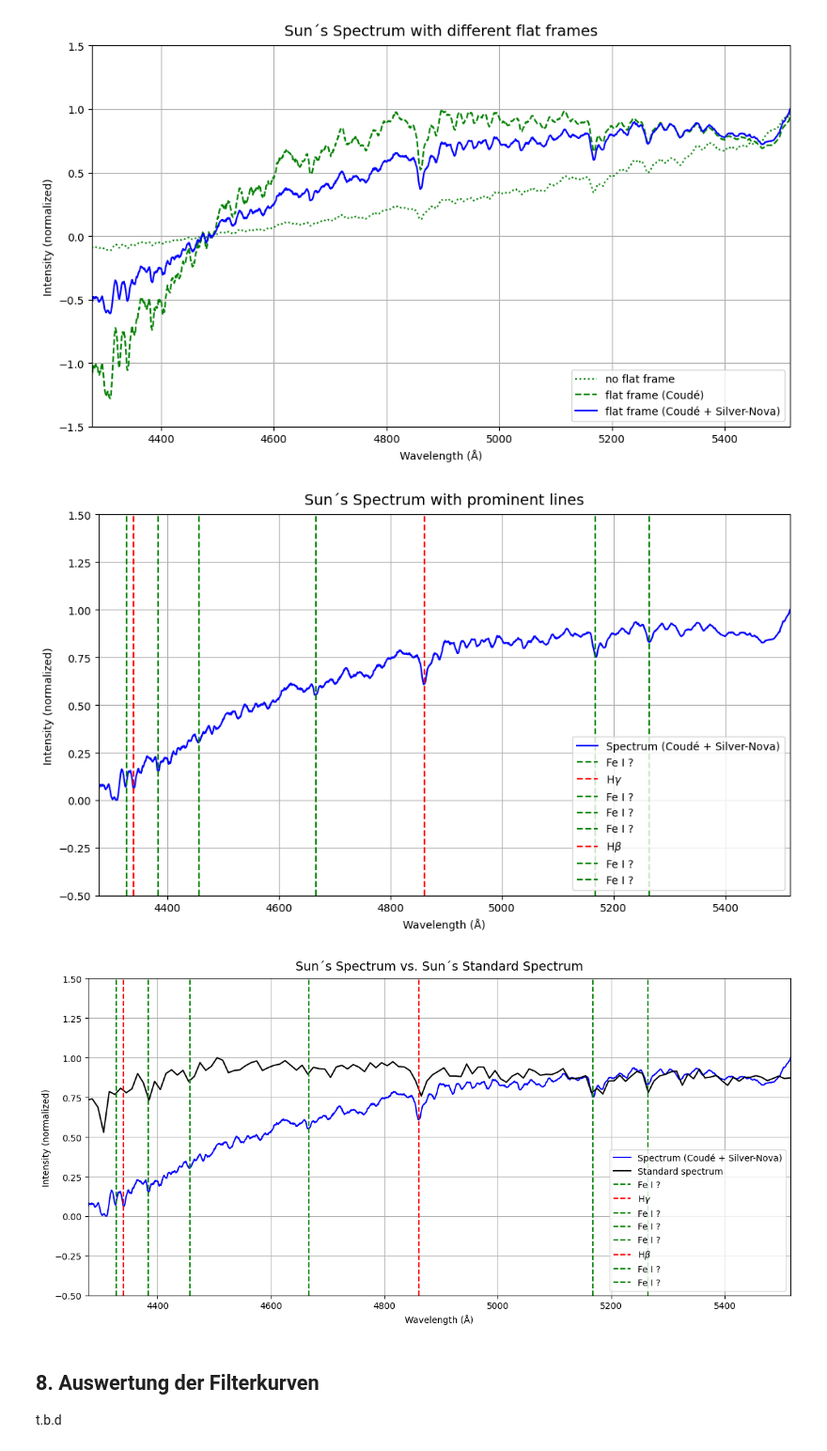
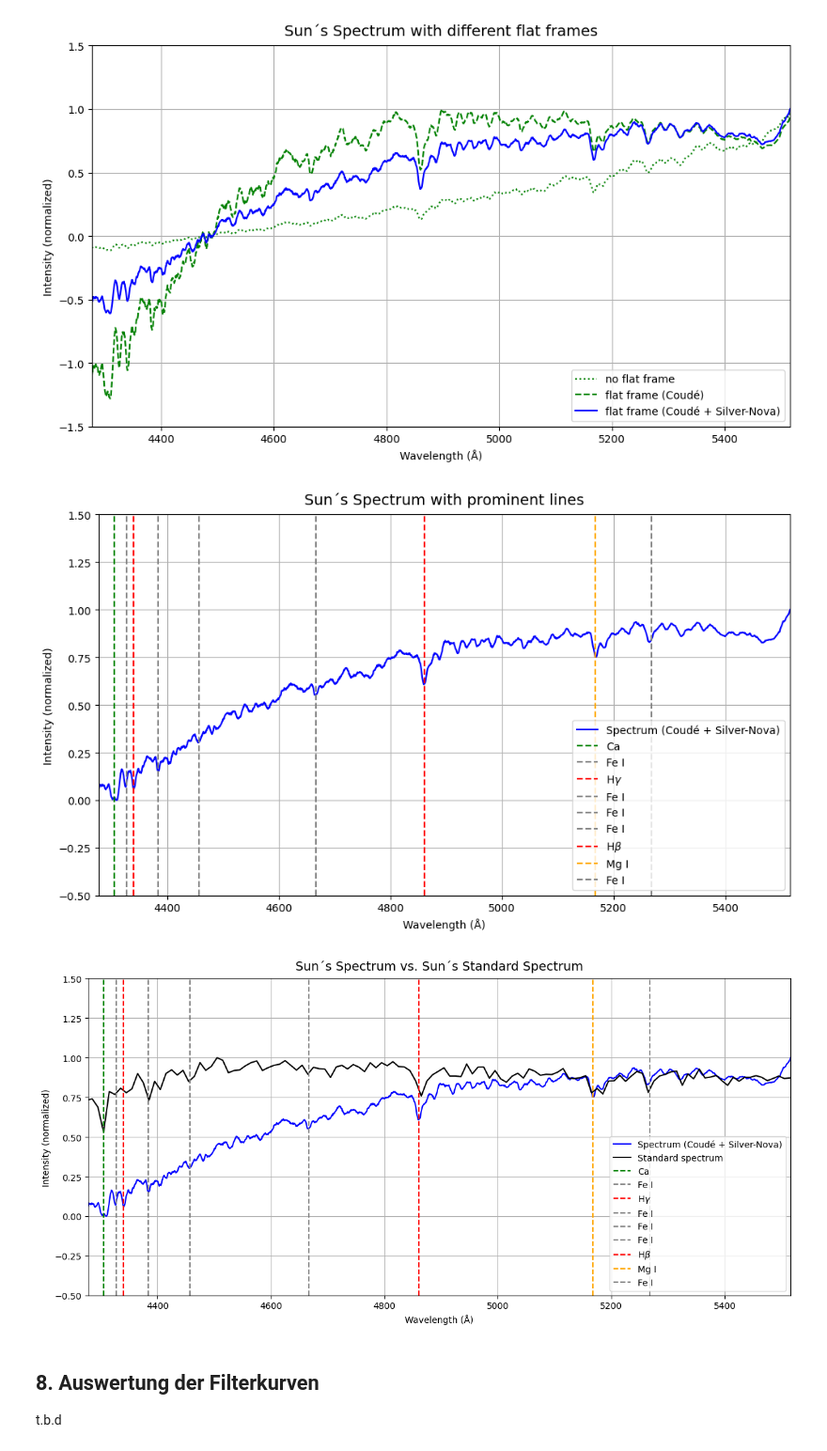
Before and after one commit to B0whunt3r21/AstroPrak, a Jupyter notebook: SolarSpectrum/Auswertungshilfe.ipynb, the cells around one changed output. Shown at 94% size. Drawn from its saved outputs; the diff is of its cells as text; code cells hidden in the pictures.

```diff
--- a/SolarSpectrum/Auswertungshilfe.ipynb
+++ b/SolarSpectrum/Auswertungshilfe.ipynb
@@ -587,14 +587,15 @@ sunSpect_corrected_shifted_normalized = sunSpect_corrected_normalized_shifted /
 
 fig, ax = plt.subplots(1, 1, figsize=(10, 6))
 ax.plot(y_fit_3,sunSpect_corrected_shifted_normalized, color='blue', label='Spectrum (Coudé + Silver-Nova)')
-ax.vlines(x=4327, ymin=-0.5, ymax=1.5, color='green', linestyle='--', label='Fe I ?')
+ax.vlines(x=4305, ymin=-0.5, ymax=1.5, color='green', linestyle='--', label='Ca')
+ax.vlines(x=4327, ymin=-0.5, ymax=1.5, color='gray', linestyle='--', label='Fe I')
 ax.vlines(x=4340, ymin=-0.5, ymax=1.5, color='red', linestyle='--', label=r'H$\gamma$')
-ax.vlines(x=4384, ymin=-0.5, ymax=1.5, color='green', linestyle='--', label='Fe I ?')
-ax.vlines(x=4457, ymin=-0.5, ymax=1.5, color='green', linestyle='--', label='Fe I ?')
-ax.vlines(x=4667, ymin=-0.5, ymax=1.5, color='green', linestyle='--', label='Fe I ?')
+ax.vlines(x=4384, ymin=-0.5, ymax=1.5, color='gray', linestyle='--', label='Fe I')
+ax.vlines(x=4457, ymin=-0.5, ymax=1.5, color='gray', linestyle='--', label='Fe I')
+ax.vlines(x=4667, ymin=-0.5, ymax=1.5, color='gray', linestyle='--', label='Fe I')
 ax.vlines(x=4861, ymin=-0.5, ymax=1.5, color='red', linestyle='--', label=r'H$\beta$')
-ax.vlines(x=5167, ymin=-0.5, ymax=1.5, color='green', linestyle='--', label='Fe I ?')
-ax.vlines(x=5264, ymin=-0.5, ymax=1.5, color='green', linestyle='--', label='Fe I ?')
+ax.vlines(x=5167, ymin=-0.5, ymax=1.5, color='orange', linestyle='--', label='Mg I')
+ax.vlines(x=5268, ymin=-0.5, ymax=1.5, color='gray', linestyle='--', label='Fe I')
 ax.set_xlim(min(y_fit_3), max(y_fit_3))
 #ax.set_xlim(4400, 4800)
 ax.set_ylim(-0.5, 1.5)
@@ -607,41 +608,42 @@ ax.set_title('Sun´s Spectrum with prominent lines', fontsize=14, pad=10)
 plt.tight_layout()
 plt.show()
 # %% [output]
-[figure, old version]
+[figure, new version]
 # %%
 # Fetch standard spectrum from csv-file
 standard_spectrum = pd.read_csv("standard_extraterrestrial_spectrum.csv", comment='#', header=None, names=['wavelength', 'flux'])
 
 wavelength_standard_spectrum = standard_spectrum['wavelength'].to_numpy()
 flux_standard_spectrum = standard_spectrum['flux'].to_numpy()
 
 wavelength_standard_spectrum *= 1e4
 flux_standard_spectrum = flux_standard_spectrum / max(flux_standard_spectrum)
 
 fig, ax = plt.subplots(1, 1, figsize=(12, 6))
 ax.plot(y_fit_3, sunSpect_corrected_shifted_normalized, color='blue', label='Spectrum (Coudé + Silver-Nova)')
 ax.plot(wavelength_standard_spectrum, flux_standard_spectrum, color='black', label='Standard spectrum')
-ax.vlines(x=4327, ymin=-0.5, ymax=1.5, color='green', linestyle='--', label='Fe I ?')
+ax.vlines(x=4305, ymin=-0.5, ymax=1.5, color='green', linestyle='--', label='Ca')
+ax.vlines(x=4327, ymin=-0.5, ymax=1.5, color='gray', linestyle='--', label='Fe I')
 ax.vlines(x=4340, ymin=-0.5, ymax=1.5, color='red', linestyle='--', label=r'H$\gamma$')
-ax.vlines(x=4384, ymin=-0.5, ymax=1.5, color='green', linestyle='--', label='Fe I ?')
-ax.vlines(x=4457, ymin=-0.5, ymax=1.5, color='green', linestyle='--', label='Fe I ?')
-ax.vlines(x=4667, ymin=-0.5, ymax=1.5, color='green', linestyle='--', label='Fe I ?')
+ax.vlines(x=4384, ymin=-0.5, ymax=1.5, color='gray', linestyle='--', label='Fe I')
+ax.vlines(x=4457, ymin=-0.5, ymax=1.5, color='gray', linestyle='--', label='Fe I')
+ax.vlines(x=4667, ymin=-0.5, ymax=1.5, color='gray', linestyle='--', label='Fe I')
 ax.vlines(x=4861, ymin=-0.5, ymax=1.5, color='red', linestyle='--', label=r'H$\beta$')
-ax.vlines(x=5167, ymin=-0.5, ymax=1.5, color='green', linestyle='--', label='Fe I ?')
-ax.vlines(x=5264, ymin=-0.5, ymax=1.5, color='green', linestyle='--', label='Fe I ?')
+ax.vlines(x=5167, ymin=-0.5, ymax=1.5, color='orange', linestyle='--', label='Mg I')
+ax.vlines(x=5268, ymin=-0.5, ymax=1.5, color='gray', linestyle='--', label='Fe I')
 ax.set_xlim(min(y_fit_3), max(y_fit_3))
 ax.set_ylim(-0.5, 1.5)
 
 ax.set_xlabel(r'Wavelength (Å)')
 ax.set_ylabel('Intensity (normalized)')
 ax.legend(loc='lower right')
 ax.grid()
 ax.set_title('Sun´s Spectrum vs. Sun´s Standard Spectrum', fontsize=14, pad=10)
 
 plt.tight_layout()
 plt.show()
 # %% [output]
-[figure, old version]
+[figure, new version]
 # %% [markdown]
 ## 8. Auswertung der Filterkurven
 
```
Also changed, not shown: parts of 1 cell of this notebook.
